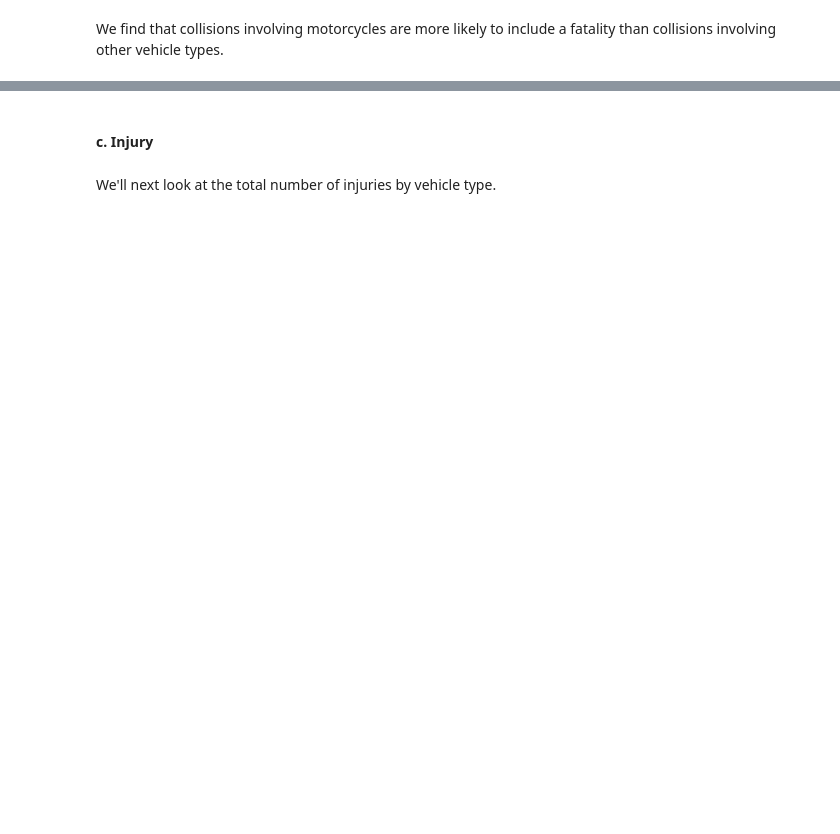
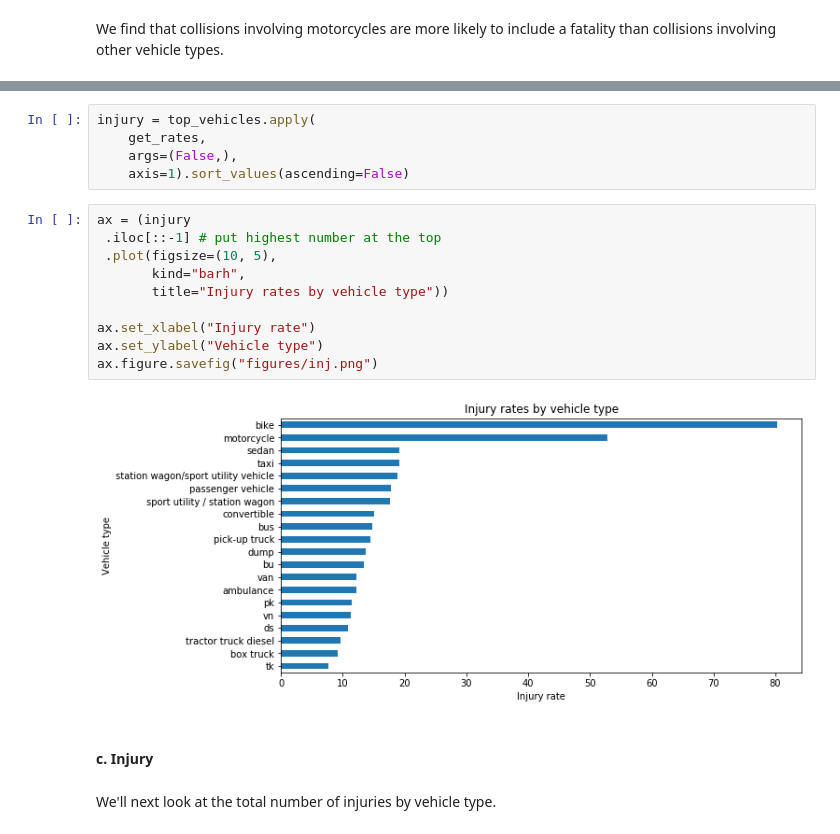
Before and after one commit to dan55/collisions, a Jupyter notebook: collisions.ipynb, the cells around one changed output, grey strips where cells are left out. Saved outputs shown, nothing was run; the diff lists cells and outputs as text; blank space fills up the shorter version.

```diff
--- a/collisions.ipynb
+++ b/collisions.ipynb
@@ -372,3 +453,20 @@ We find that collisions involving motorcycles are more likely to include a fatal
+# %%
+injury = top_vehicles.apply(
+    get_rates,
+    args=(False,),
+    axis=1).sort_values(ascending=False)
+# %%
+ax = (injury
+ .iloc[::-1] # put highest number at the top
+ .plot(figsize=(10, 5),
+       kind="barh",
+       title="Injury rates by vehicle type"))
+
+ax.set_xlabel("Injury rate")
+ax.set_ylabel("Vehicle type")
+ax.figure.savefig("figures/inj.png")
+# %% [output]
+[figure, added]
 # %% [markdown]
 #### c. Injury
 # %% [markdown]
```
Also changed, not shown: parts of 7 cells of this notebook, 1 other file.
